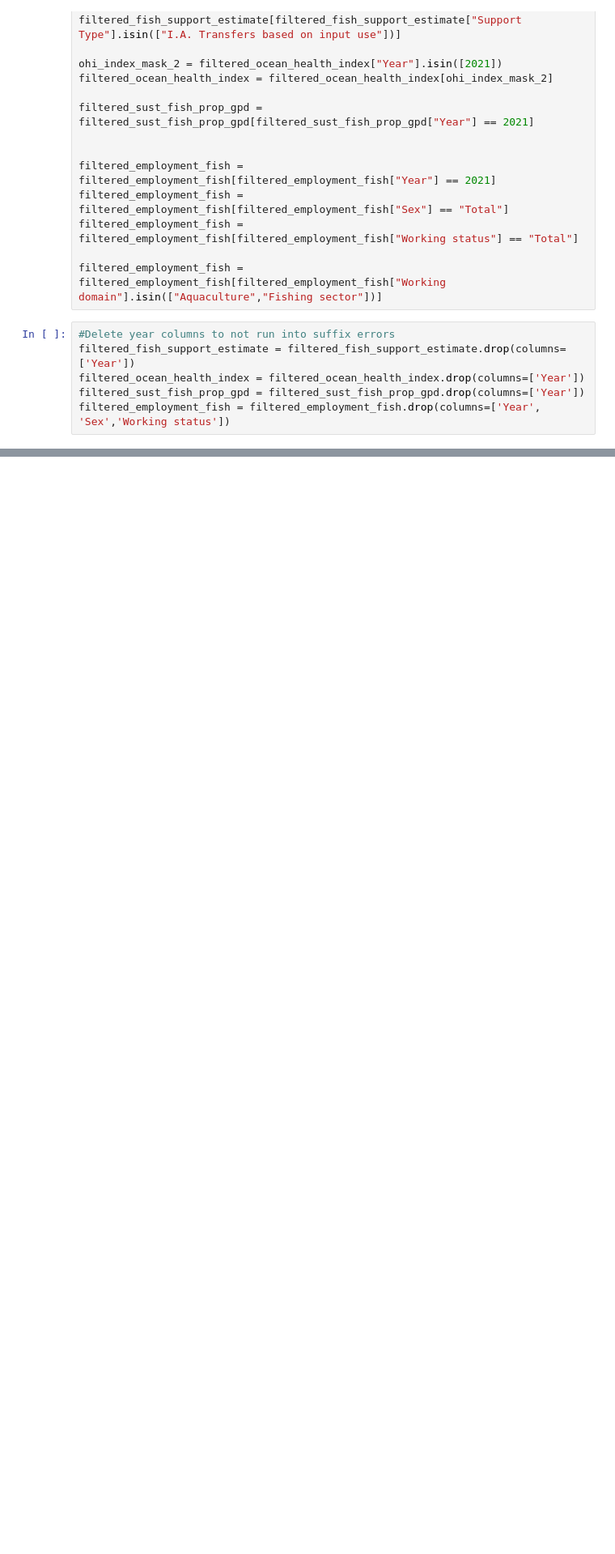
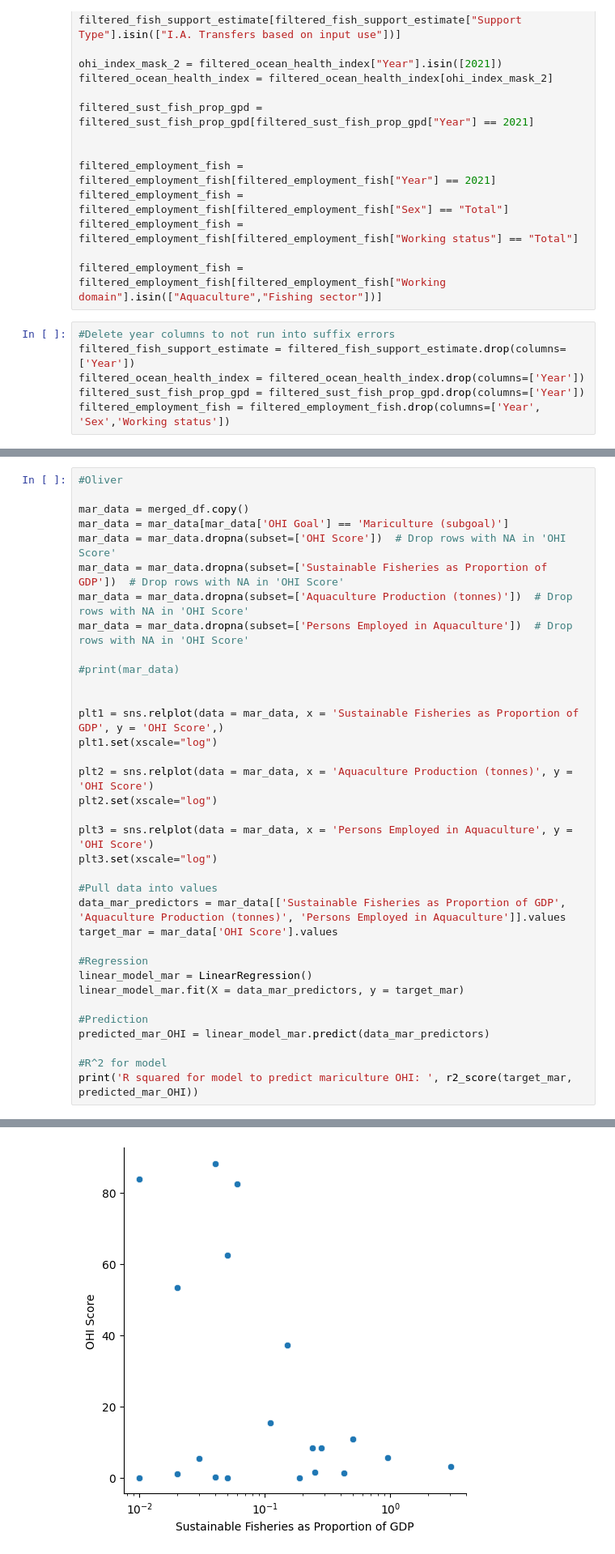
Before and after one commit to william-sharp/cs_216_project, a Jupyter notebook: CS216_Colab_Notebook.ipynb, the cells around one changed output, grey strips where cells are left out. Shown: that part at 81% size. Saved outputs shown, nothing was run; the diff lists cells and outputs as text; blank space fills up the shorter version.

```diff
--- a/CS216_Colab_Notebook.ipynb
+++ b/CS216_Colab_Notebook.ipynb
@@ -122,0 +192,36 @@ sns.relplot(data=merged_df, x="Total Fishery Production (tonnes)", y="OHI Score"
+# %%
+#Oliver
+
+mar_data = merged_df.copy()
+mar_data = mar_data[mar_data['OHI Goal'] == 'Mariculture (subgoal)']
+mar_data = mar_data.dropna(subset=['OHI Score'])  # Drop rows with NA in 'OHI Score'
+mar_data = mar_data.dropna(subset=['Sustainable Fisheries as Proportion of GDP'])  # Drop rows with NA in 'OHI Score'
+mar_data = mar_data.dropna(subset=['Aquaculture Production (tonnes)'])  # Drop rows with NA in 'OHI Score'
+mar_data = mar_data.dropna(subset=['Persons Employed in Aquaculture'])  # Drop rows with NA in 'OHI Score'
+
+#print(mar_data)
+
+
+plt1 = sns.relplot(data = mar_data, x = 'Sustainable Fisheries as Proportion of GDP', y = 'OHI Score',)
+plt1.set(xscale="log")
+
+plt2 = sns.relplot(data = mar_data, x = 'Aquaculture Production (tonnes)', y = 'OHI Score')
+plt2.set(xscale="log")
+
+plt3 = sns.relplot(data = mar_data, x = 'Persons Employed in Aquaculture', y = 'OHI Score')
+plt3.set(xscale="log")
+
+#Pull data into values
+data_mar_predictors = mar_data[['Sustainable Fisheries as Proportion of GDP', 'Aquaculture Production (tonnes)', 'Persons Employed in Aquaculture']].values
+target_mar = mar_data['OHI Score'].values
+
+#Regression
+linear_model_mar = LinearRegression()
+linear_model_mar.fit(X = data_mar_predictors, y = target_mar)
+
+#Prediction
+predicted_mar_OHI = linear_model_mar.predict(data_mar_predictors)
+
+#R^2 for model
+print('R squared for model to predict mariculture OHI: ', r2_score(target_mar, predicted_mar_OHI))
+# %% [output]
@@ -122,0 +229 @@ sns.relplot(data=merged_df, x="Total Fishery Production (tonnes)", y="OHI Score"
+[figure, added]
```
Also changed, not shown: parts of 9 cells of this notebook.
